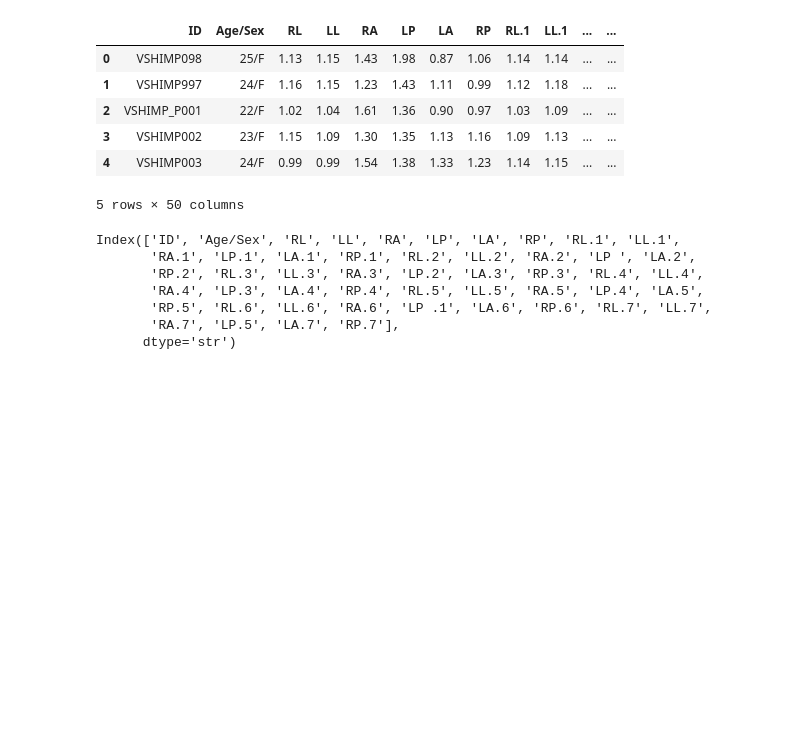
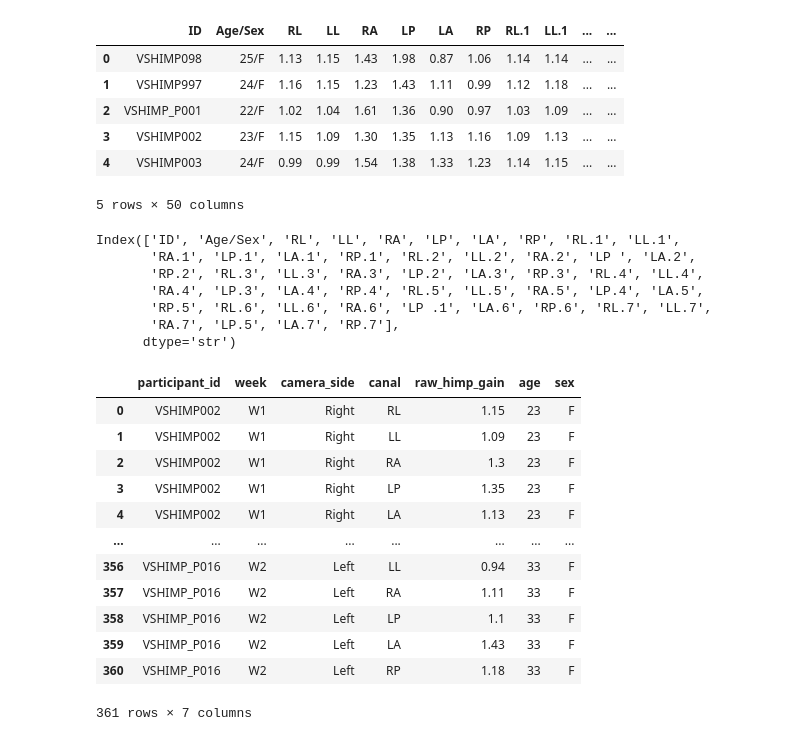
Before and after one commit to abhik12295/ai-vhit-calibration, a Jupyter notebook: main.ipynb, the cells around one changed output. Drawn from its saved outputs; the diff is of its cells as text; code cells hidden in the pictures; blank space fills up the shorter version.

```diff
--- a/main.ipynb
+++ b/main.ipynb
@@ -50,41 +46,55 @@ Index(['ID', 'Age/Sex', 'RL', 'LL', 'RA', 'LP', 'LA', 'RP', 'RL.1', 'LL.1',
        'RA.7', 'LP.5', 'LA.7', 'RP.7'],
       dtype='str')
 # %%
-# # parse HIMP data only
-# canals = ["RL", "LL", "RA", "LP", "LA", "RP"]
-# himp_blocks = {
-#     ("W1", "Right"): range(2,8),
-#     ("W1", "Left"): range(8,14),
-#     ("W2", "Right"): range(26,32),
-#     ("W2", "Left"): range(32,38),
-# }
-# records = []
+# parse HIMP data only
+canals = ["RL", "LL", "RA", "LP", "LA", "RP"]
+himp_blocks = {
+    ("W1", "Right"): range(2,8),
+    ("W1", "Left"): range(8,14),
+    ("W2", "Right"): range(26,32),
+    ("W2", "Left"): range(32,38),
+}
+records = []
 
-# for i in range(3, len(df)):
-#     participant_id = df.iloc[i, 0]
-#     age_sex = df.iloc[i,1]
+for i in range(3, len(df)):
+    participant_id = df.iloc[i, 0]
+    age_sex = df.iloc[i,1]
 
-#     if pd.isna(participant_id):
-#         continue
-#     for (week, camera_side), cols in himp_blocks.items():
-#         for canal, col in zip(canals, cols):
-#             gain = df.iloc[i, col]
+    if pd.isna(participant_id):
+        continue
+    for (week, camera_side), cols in himp_blocks.items():
+        for canal, col in zip(canals, cols):
+            gain = df.iloc[i, col]
 
-#             if pd.notna(gain):
-#                 records.append({
-#                     "participant_id": participant_id,
-#                     "age_sex": age_sex,
-#                     "week": week,
-#                     "camera_side": camera_side,
-#                     "canal": canal,
-#                     "raw_himp_gain": gain
-#                 })
+            if pd.notna(gain):
+                records.append({
+                    "participant_id": participant_id,
+                    "age_sex": age_sex,
+                    "week": week,
+                    "camera_side": camera_side,
+                    "canal": canal,
+                    "raw_himp_gain": gain
+                })
 
-# df_himp = pd.DataFrame(records)
+df_himp = pd.DataFrame(records)
 
-# # split age_sex into separate age and sex columns
-# age_sex_split = df_himp["age_sex"].astype(str).str.extract(r"^\s*(?P<age>\d{1,3})\s*[/\-]?\s*(?P<sex>[A-Za-z]+)\s*$")
-# df_himp["age"] = pd.to_numeric(age_sex_split["age"], errors="coerce")
-# df_himp["sex"] = age_sex_split["sex"].str.strip().str.upper().str[:1]
-# df_himp.drop(columns=["age_sex"], inplace=True)
-# df_himp
+# split age_sex into separate age and sex columns
+age_sex_split = df_himp["age_sex"].astype(str).str.extract(r"^\s*(?P<age>\d{1,3})\s*[/\-]?\s*(?P<sex>[A-Za-z]+)\s*$")
+df_himp["age"] = pd.to_numeric(age_sex_split["age"], errors="coerce")
+df_himp["sex"] = age_sex_split["sex"].str.strip().str.upper().str[:1]
+df_himp.drop(columns=["age_sex"], inplace=True)
+df_himp
+# %% [output]
+|  | participant_id | week | camera_side | canal | raw_himp_gain | age | sex |
+| 0 | VSHIMP002 | W1 | Right | RL | 1.15 | 23 | F |
+| 1 | VSHIMP002 | W1 | Right | LL | 1.09 | 23 | F |
+| 2 | VSHIMP002 | W1 | Right | RA | 1.3 | 23 | F |
+| 3 | VSHIMP002 | W1 | Right | LP | 1.35 | 23 | F |
+| 4 | VSHIMP002 | W1 | Right | LA | 1.13 | 23 | F |
+| ... | ... | ... | ... | ... | ... | ... | ... |
+| 356 | VSHIMP_P016 | W2 | Left | LL | 0.94 | 33 | F |
+| 357 | VSHIMP_P016 | W2 | Left | RA | 1.11 | 33 | F |
+| 358 | VSHIMP_P016 | W2 | Left | LP | 1.1 | 33 | F |
+| 359 | VSHIMP_P016 | W2 | Left | LA | 1.43 | 33 | F |
+| 360 | VSHIMP_P016 | W2 | Left | RP | 1.18 | 33 | F |
+361 rows × 7 columns
```
Also changed, not shown: parts of 41 cells of this notebook.
